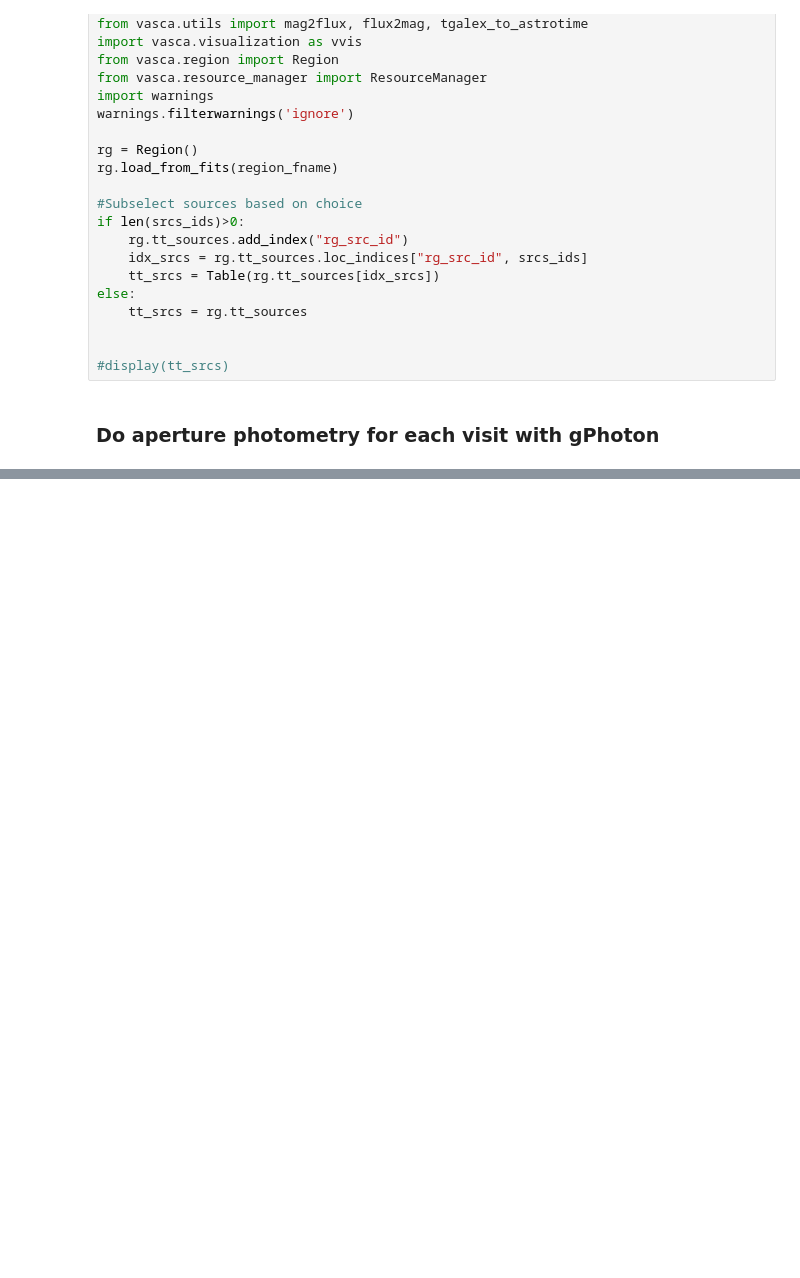
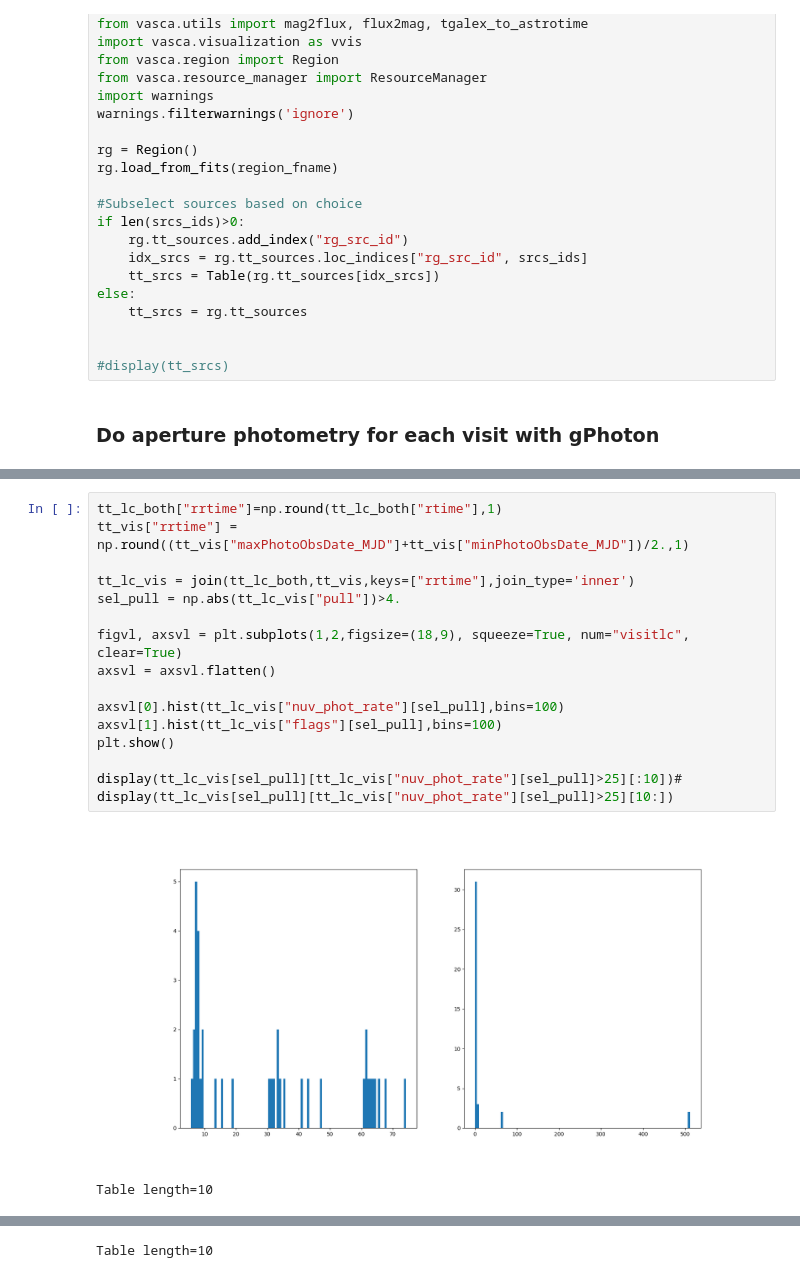
Before and after one commit to rbuehler/vasca, a Jupyter notebook: vasca/examples/inspect_gPhoton.ipynb, the cells around one changed output, grey strips where cells are left out. Drawn from its saved outputs; the diff is of its cells as text; blank space fills up the shorter version.

```diff
--- a/vasca/examples/inspect_gPhoton.ipynb
+++ b/vasca/examples/inspect_gPhoton.ipynb
@@ -129,0 +199,19 @@ print(f1,f2,f2/f1, mag)
+# %%
+tt_lc_both["rrtime"]=np.round(tt_lc_both["rtime"],1)
+tt_vis["rrtime"] = np.round((tt_vis["maxPhotoObsDate_MJD"]+tt_vis["minPhotoObsDate_MJD"])/2.,1)
+
+tt_lc_vis = join(tt_lc_both,tt_vis,keys=["rrtime"],join_type='inner')
+sel_pull = np.abs(tt_lc_vis["pull"])>4.
+
+figvl, axsvl = plt.subplots(1,2,figsize=(18,9), squeeze=True, num="visitlc", clear=True)
+axsvl = axsvl.flatten()
+
+axsvl[0].hist(tt_lc_vis["nuv_phot_rate"][sel_pull],bins=100)
+axsvl[1].hist(tt_lc_vis["flags"][sel_pull],bins=100)
+plt.show()
+
+display(tt_lc_vis[sel_pull][tt_lc_vis["nuv_phot_rate"][sel_pull]>25][:10])#
+display(tt_lc_vis[sel_pull][tt_lc_vis["nuv_phot_rate"][sel_pull]>25][10:])
+# %% [output]
+[figure, added]
+Table length=10
@@ -129,0 +231 @@ print(f1,f2,f2/f1, mag)
+Table length=10
```
Also changed, not shown: parts of 5 cells of this notebook, 3 other files.
